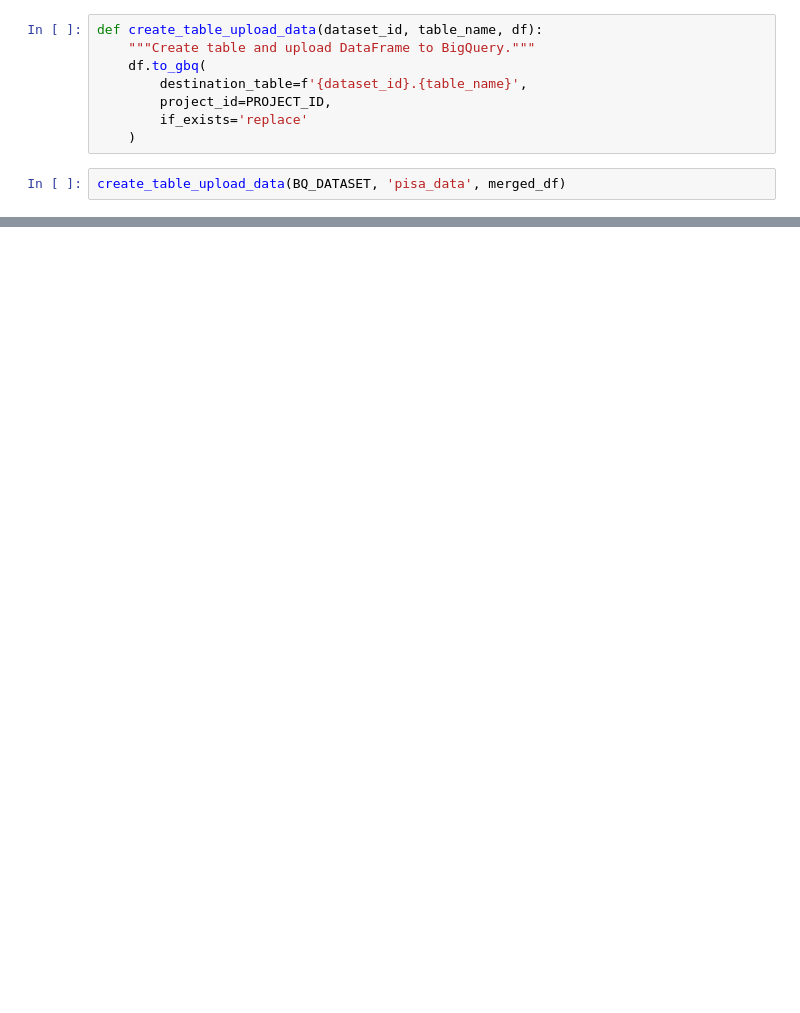
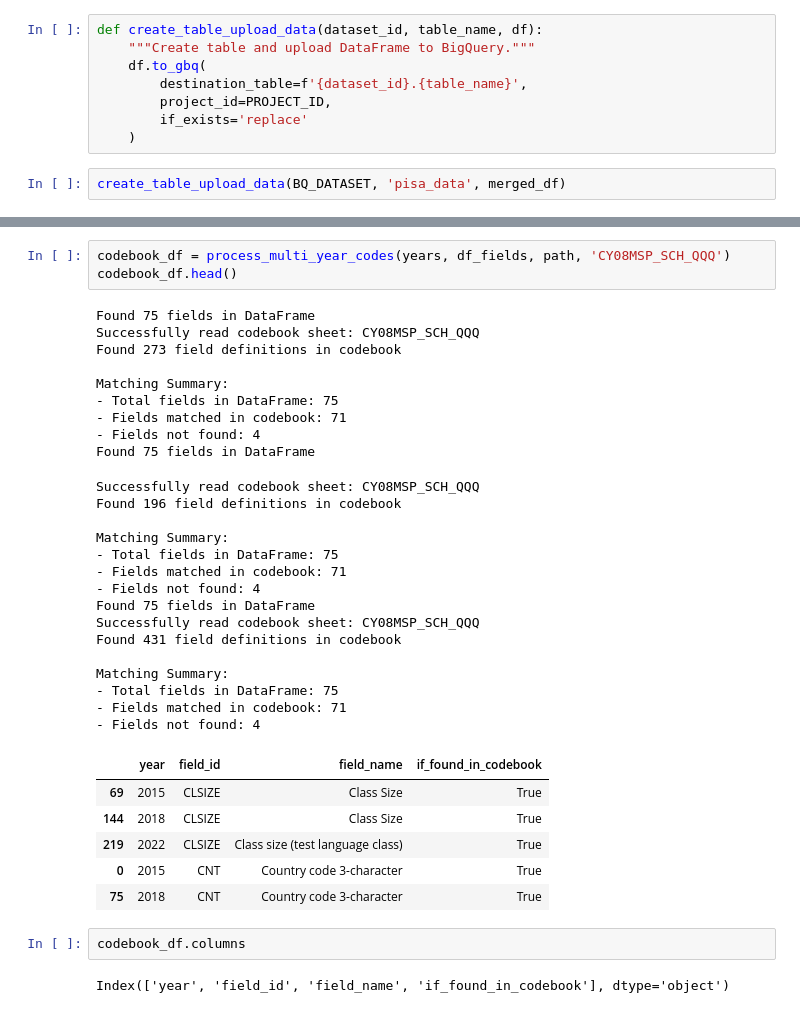
Before and after one commit to myudaninpu/Team_DN3_FinalProject, a Jupyter notebook: Individual_Analyses/Operations_Analyst/PISA_data_processing.ipynb, the cells around one changed output, grey strips where cells are left out. Drawn from its saved outputs; the diff is of its cells as text; blank space fills up the shorter version.

```diff
--- a/Individual_Analyses/Operations_Analyst/PISA_data_processing.ipynb
+++ b/Individual_Analyses/Operations_Analyst/PISA_data_processing.ipynb
@@ -846,0 +861,38 @@ create_table_upload_data(BQ_DATASET, 'pisa_data', merged_df)
+# %%
+codebook_df = process_multi_year_codes(years, df_fields, path, 'CY08MSP_SCH_QQQ')
+codebook_df.head()
+# %% [output]
+Found 75 fields in DataFrame
+Successfully read codebook sheet: CY08MSP_SCH_QQQ
+Found 273 field definitions in codebook
+
+Matching Summary:
+- Total fields in DataFrame: 75
+- Fields matched in codebook: 71
+- Fields not found: 4
+Found 75 fields in DataFrame
+Successfully read codebook sheet: CY08MSP_SCH_QQQ
+Found 196 field definitions in codebook
+
+Matching Summary:
+- Total fields in DataFrame: 75
+- Fields matched in codebook: 71
+- Fields not found: 4
+Found 75 fields in DataFrame
+Successfully read codebook sheet: CY08MSP_SCH_QQQ
+Found 431 field definitions in codebook
+
+Matching Summary:
+- Total fields in DataFrame: 75
+- Fields matched in codebook: 71
+- Fields not found: 4
+|  | year | field_id | field_name | if_found_in_codebook |
+| 69 | 2015 | CLSIZE | Class Size | True |
+| 144 | 2018 | CLSIZE | Class Size | True |
+| 219 | 2022 | CLSIZE | Class size (test language class) | True |
+| 0 | 2015 | CNT | Country code 3-character | True |
+| 75 | 2018 | CNT | Country code 3-character | True |
+# %%
+codebook_df.columns
+# %% [output]
+Index(['year', 'field_id', 'field_name', 'if_found_in_codebook'], dtype='object')
```
Also changed, not shown: parts of 11 cells of this notebook, 1 other file.
